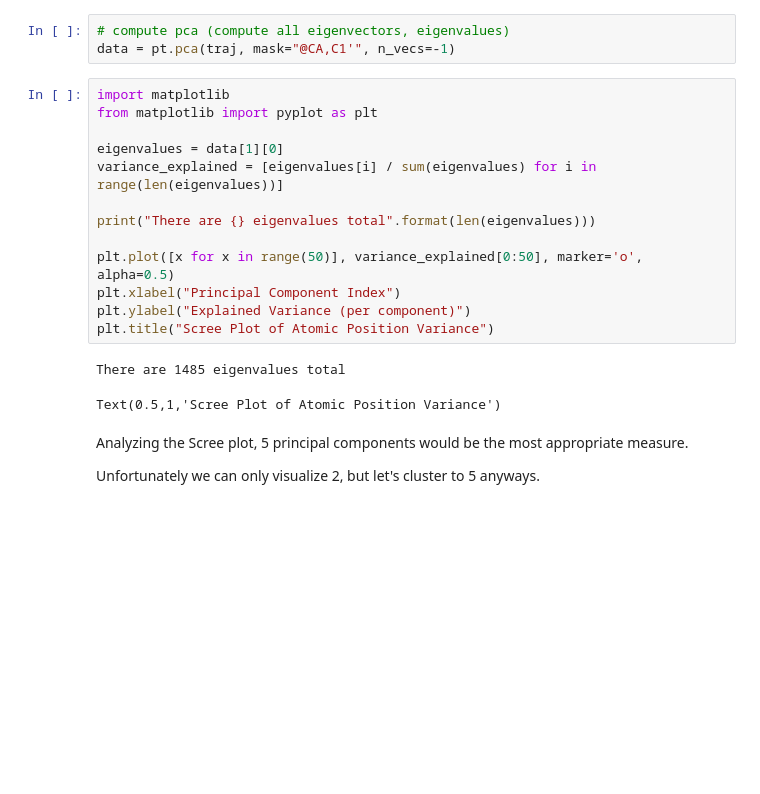
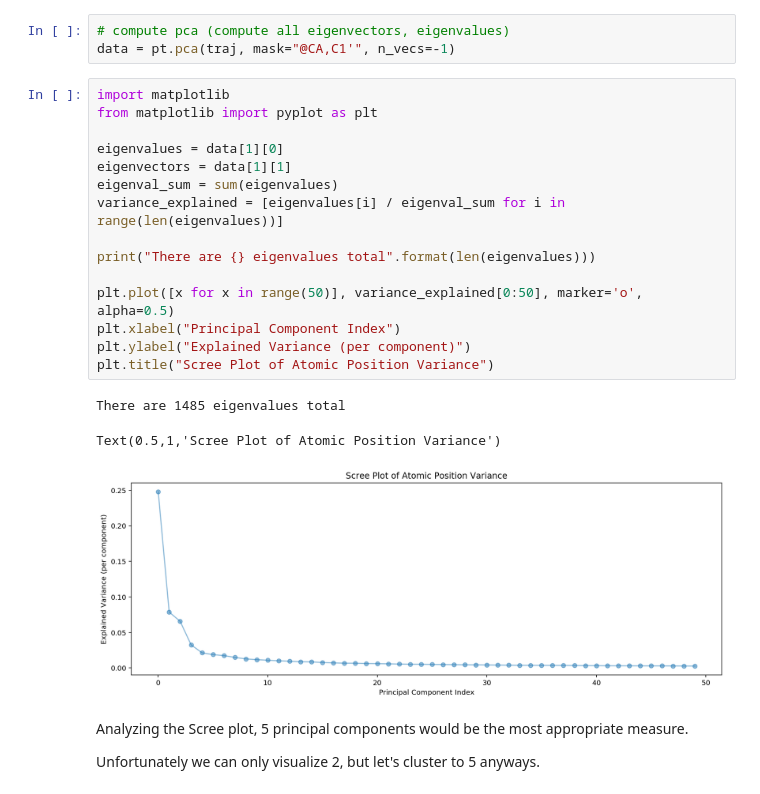
Before and after one commit to lacoperon/MDTrajectoryAnalysis, a Jupyter notebook: MDTrajClustering.ipynb, the cells around one changed output. Cells and saved outputs as stored; diff of their text form; blank space fills up the shorter version.

```diff
--- a/MDTrajClustering.ipynb
+++ b/MDTrajClustering.ipynb
@@ -29,19 +29,22 @@ data = pt.pca(traj, mask="@CA,C1'", n_vecs=-1)
 # %%
 import matplotlib
 from matplotlib import pyplot as plt
 
 eigenvalues = data[1][0]
-variance_explained = [eigenvalues[i] / sum(eigenvalues) for i in range(len(eigenvalues))]
+eigenvectors = data[1][1]
+eigenval_sum = sum(eigenvalues)
+variance_explained = [eigenvalues[i] / eigenval_sum for i in range(len(eigenvalues))]
 
 print("There are {} eigenvalues total".format(len(eigenvalues)))
 
 plt.plot([x for x in range(50)], variance_explained[0:50], marker='o', alpha=0.5)
 plt.xlabel("Principal Component Index")
 plt.ylabel("Explained Variance (per component)")
 plt.title("Scree Plot of Atomic Position Variance")
 # %% [output]
 There are 1485 eigenvalues total
 Text(0.5,1,'Scree Plot of Atomic Position Variance')
+[figure, added]
 # %% [markdown]
 Analyzing the Scree plot, 5 principal components would be the most appropriate measure.
 
```
Also changed, not shown: parts of 9 cells of this notebook.
